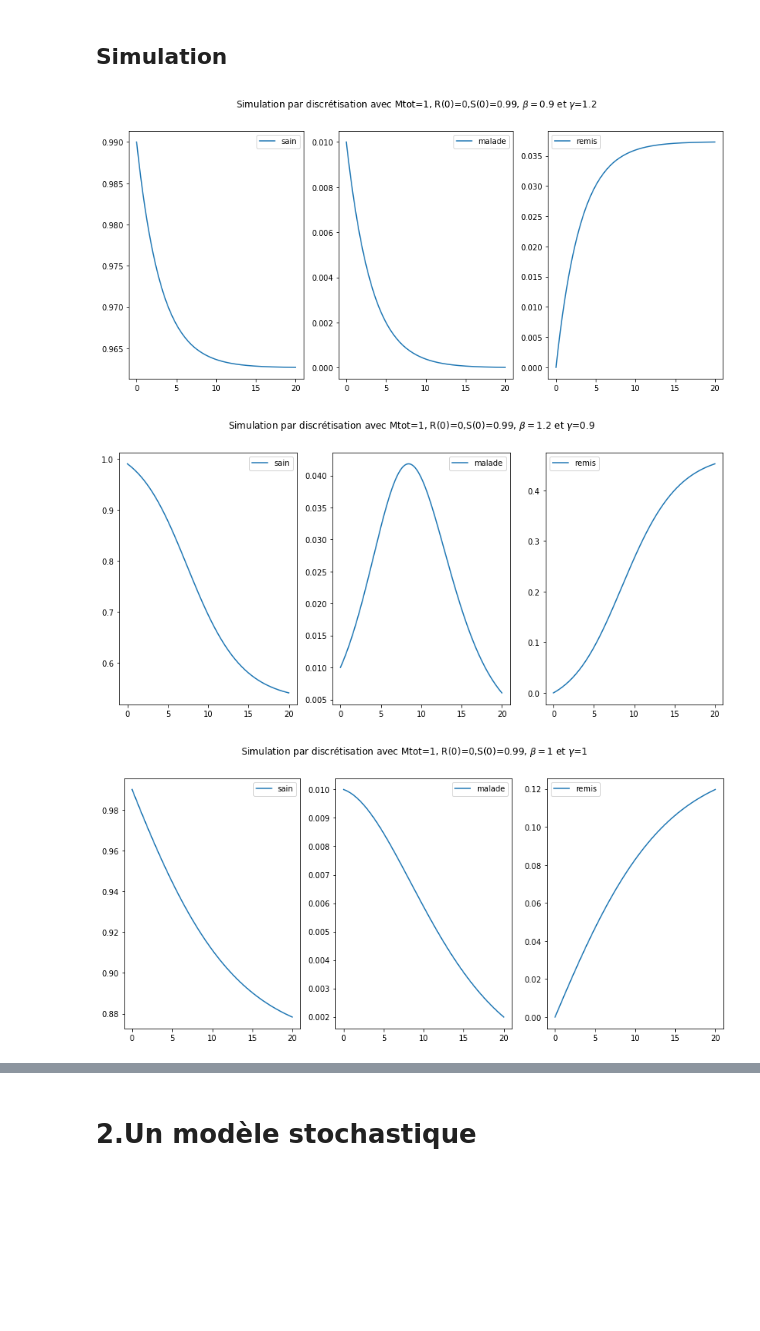
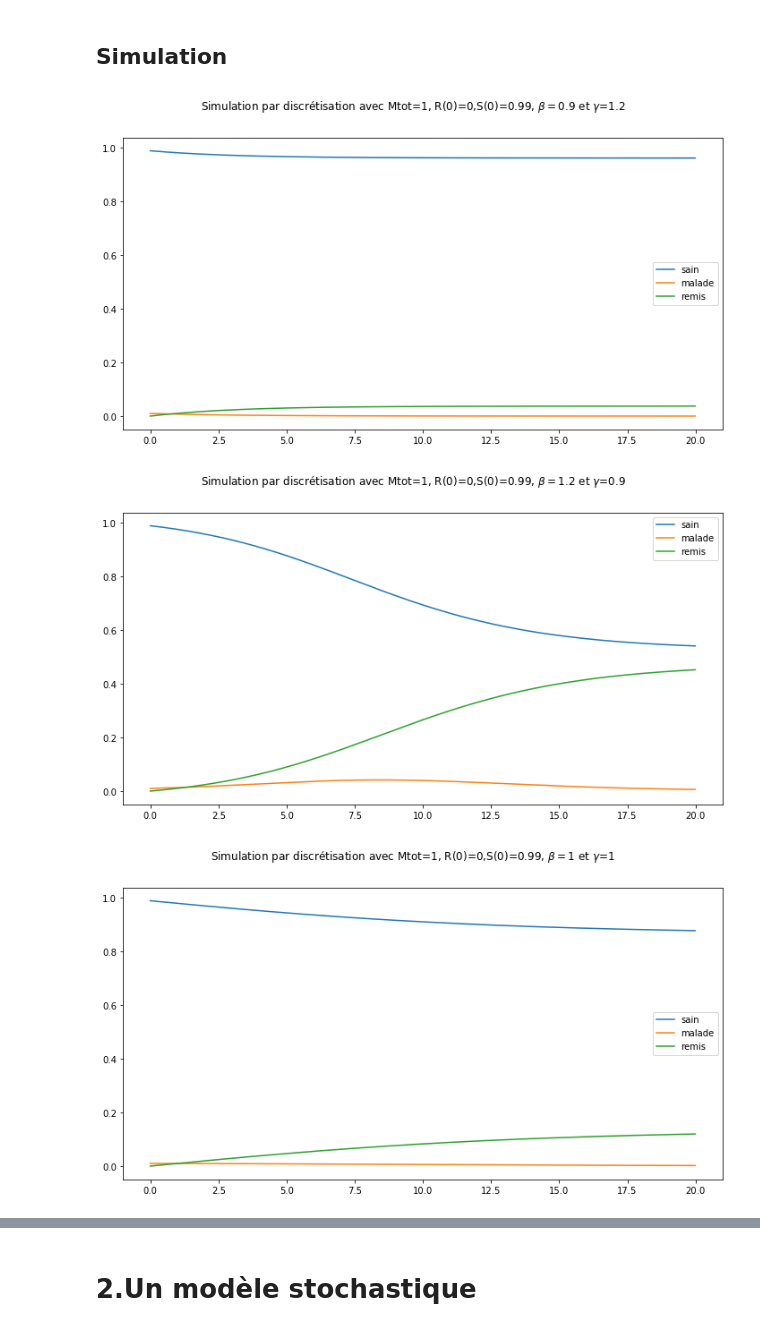
Before and after one commit to Kithtus/Model_SIR, a Jupyter notebook: SIR.ipynb, the cells around one changed output, grey strips where cells are left out. Cells and saved outputs as stored; diff of their text form; code cells hidden in the pictures; blank space fills up the shorter version.

```diff
--- a/SIR.ipynb
+++ b/SIR.ipynb
@@ -56,15 +57,15 @@ delta_t=0.01
 N=2000
 # %%
 #S1
-#Fonction qui renvoie la liste des valeurs des suites jusqu'au rang N à partir des paramètres initiaux de la suite
-def evolution1(N,delta_t,beta,gamma,m0,S0,R0,I0):
+#Fonction qui renvoie la liste des valeurs des suites jusqu'au rang N à partir des paramètres initiaux de la suite.
+def evolution1(N,beta,gamma,m0,S0,R0,I0):
     S=np.zeros(N)
     R=np.zeros(N)
     I=np.zeros(N)
     S[0]=S0
     R[0]=R0
     I[0]=I0
-    T=[delta_t*i for i in range(0,N)]
+
     for n in range(0,N-1):              #Dans cette boucle for nous utilisons les éléments du rang n pour calculer ceux du rang n+1
         S[n+1]=S[n]-beta*I[n]*S[n]*delta_t/m0
         I[n+1]=I[n]-gamma*I[n]*delta_t+beta*I[n]*S[n]*delta_t/m0
@@ -73,26 +74,27 @@ def evolution1(N,delta_t,beta,gamma,m0,S0,R0,I0):
 # %%
 #S2
 #Cellule qui trace l'évolution des suites en fonction des paramètres initiaux
-T=[delta_t*i for i in range(0,N)]
+delta_t=0.01
 for S0 in [0.99,0.8]:
     for [beta,gamma] in [[0.9,1.2],[1.2,0.9],[1,1]]:
-        li=evolution1(N,delta_t,beta,gamma,m0,S0,0,m0-S0)
+        T=[delta_t*i for i in range(0,N)]
+        li=evolution1(N,beta,gamma,m0,S0,0,m0-S0)
         S=li[0]
         R=li[2]
         I=li[1]
         #Nous traçons les courbes
-        plt.figure(figsize = (14, 6))
+        plt.figure(figsize = (12, 6))
         plt.suptitle(fr"Simulation par discrétisation avec Mtot=1, R(0)=0,S(0)={S0}, $\beta ={beta}$ et $\gamma$={gamma}")
-        plt.subplot(1,3,1)
+        #plt.subplot(1,3,1)
         plt.plot(T,S,label="sain")
         plt.legend(loc='best')
-        plt.subplot(1,3,2)
+        #plt.subplot(1,3,2)
         plt.plot(T,I,label="malade")
         plt.legend(loc='best')
-        plt.subplot(1,3,3)
+        #plt.subplot(1,3,3)
         plt.plot(T,R,label="remis")
         plt.legend(loc='best')
 # %% [output]
-[figure, old version]
+[figure, new version]
-[figure, old version]
+[figure, new version]
-[figure, old version]
+[figure, new version]
```
Also changed, not shown: parts of 20 cells of this notebook.
